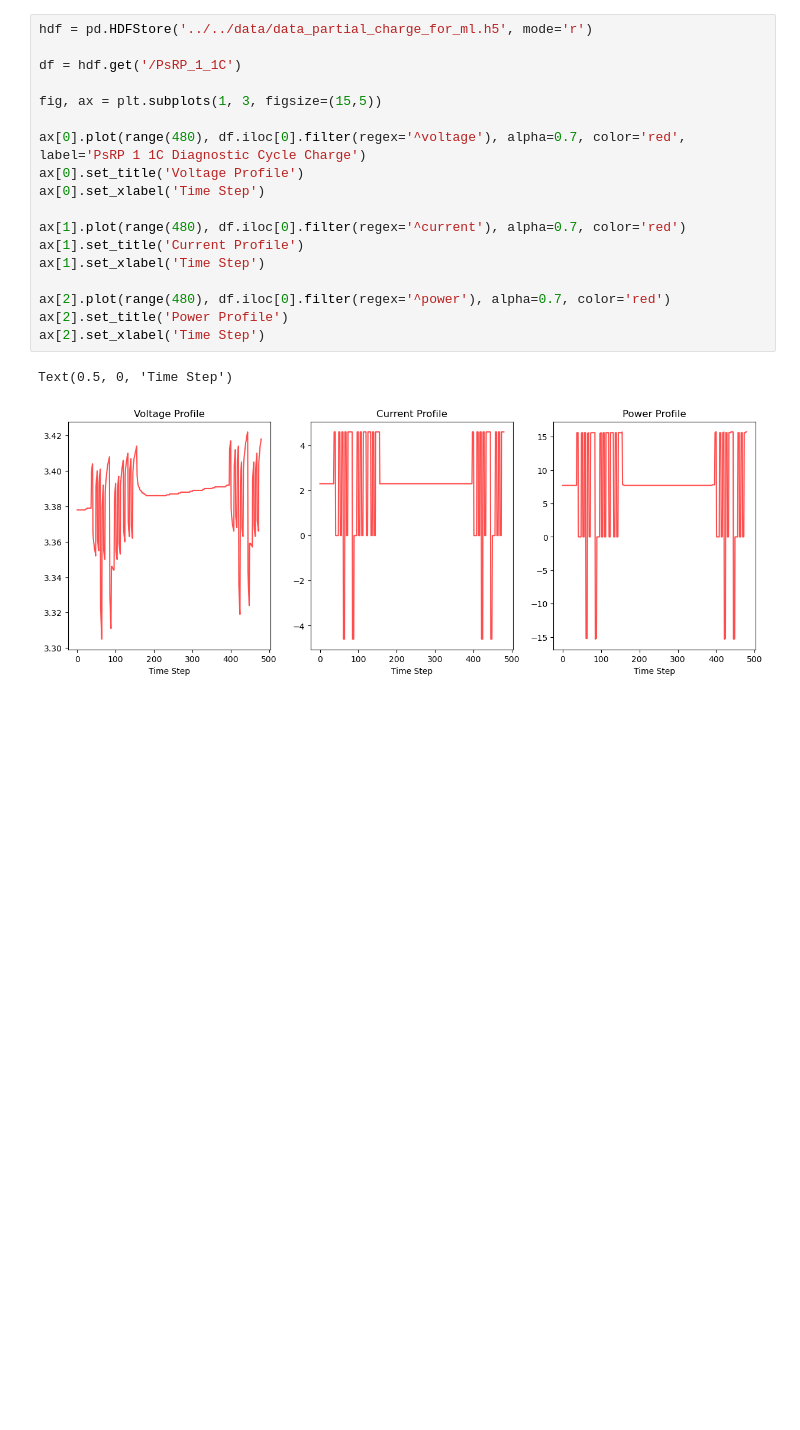
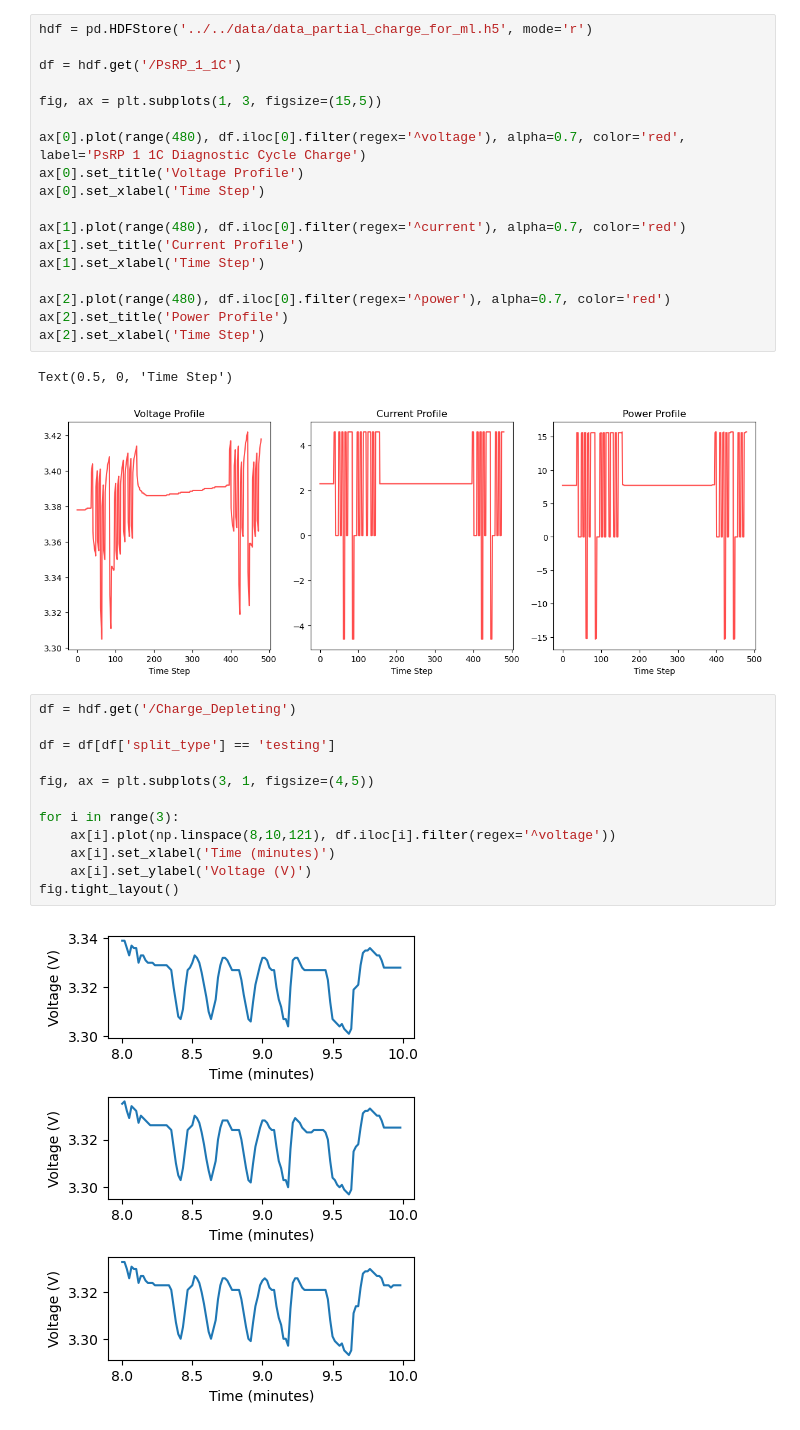
Before and after one commit to NREL/battery_pulse_diagnostics, a Jupyter notebook: notebooks/Pulse_Data_Extraction/work_summary.ipynb, the cells around one changed output. Saved outputs shown, nothing was run; the diff lists cells and outputs as text; blank space fills up the shorter version.

```diff
--- a/notebooks/Pulse_Data_Extraction/work_summary.ipynb
+++ b/notebooks/Pulse_Data_Extraction/work_summary.ipynb
@@ -112,3 +167,17 @@ ax[2].set_xlabel('Time Step')
 # %% [output]
 Text(0.5, 0, 'Time Step')
 [figure]
+# %%
+df = hdf.get('/Charge_Depleting')
+
+df = df[df['split_type'] == 'testing']
+
+fig, ax = plt.subplots(3, 1, figsize=(4,5))
+
+for i in range(3):
+    ax[i].plot(np.linspace(8,10,121), df.iloc[i].filter(regex='^voltage'))
+    ax[i].set_xlabel('Time (minutes)')
+    ax[i].set_ylabel('Voltage (V)')
+fig.tight_layout()
+# %% [output]
+[figure, added]
```
Also changed, not shown: parts of 9 cells of this notebook, 5 other files.
